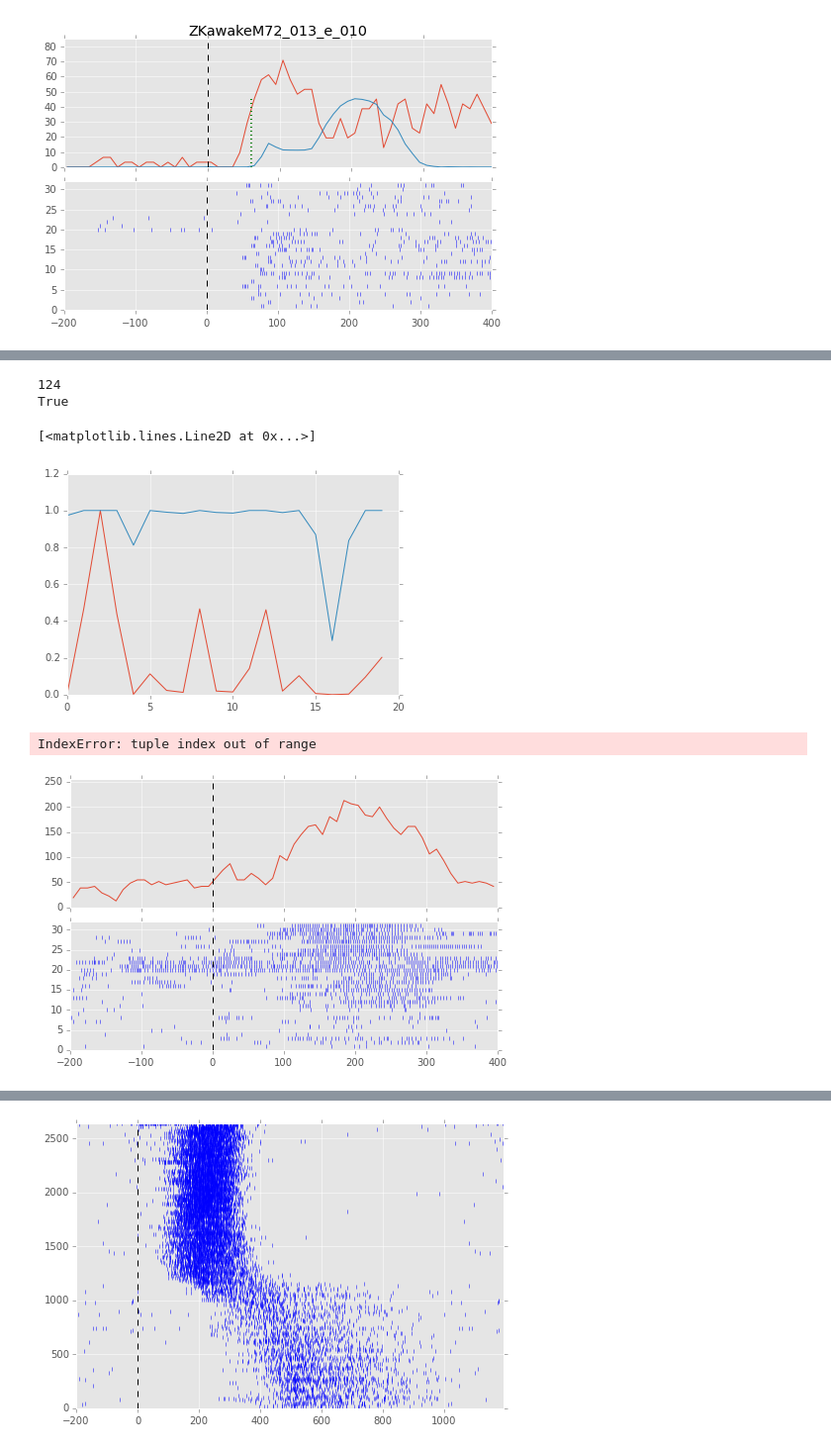
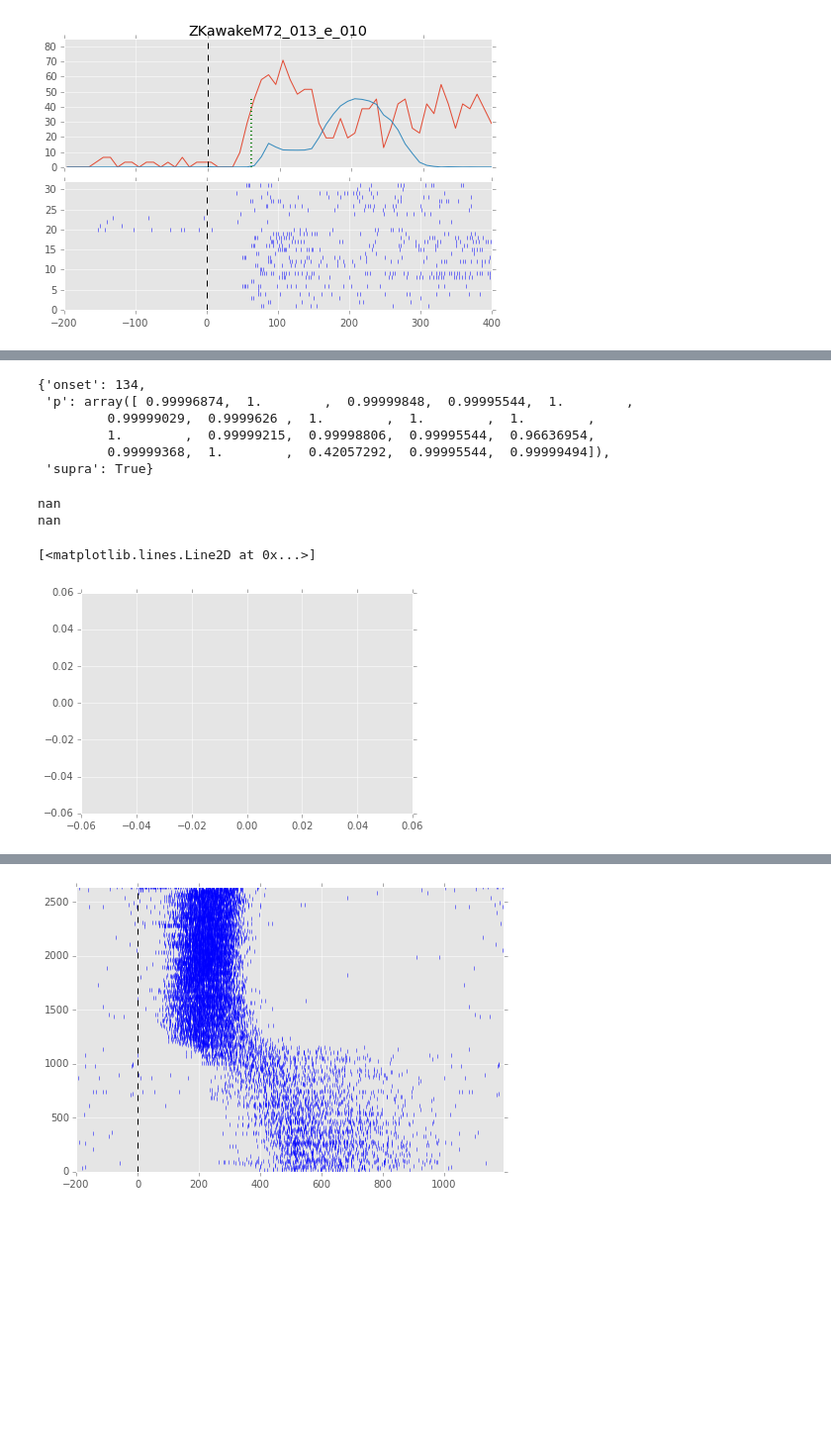
Before and after one commit to zekearneodo/ephys-tools, a Jupyter notebook: ephysScripts/latency.ipynb, the cells around one changed output, grey strips where cells are left out. Shown at 99% size. Cells and saved outputs as stored; diff of their text form; code cells hidden in the pictures; blank space fills up the shorter version.

Commit message:
latency blows up when warped

```diff
--- a/ephysScripts/latency.ipynb
+++ b/ephysScripts/latency.ipynb
@@ -43,11 +43,37 @@ all_records = dl.load_cells(cells_path)
 ## create a stimulus and initialize it (load its responses)
 high_2hydroxy = st.Odor(['2-hydroxyacetophenone','2hydroxyacetophenone'], 0.0051)
 st_1 = st.Stimulus(high_2hydroxy, records = all_records, tags = {'light':1} )
+
 #get the first response and plot it
-
 st_1.responses['ZKawakeM72_013_e_010'].get_response_onset(warped=False)
 rp = st_1.responses['ZKawakeM72_013_e_010'].plot(warped=False)
 
+#make all the odor stimuli
+tags = {'light':1}
+all_odors = {'2-hydroxy_high': st.Stimulus(st.Odor(['2-hydroxyacetophenone','2hydroxyacetophenone'], 0.0051),
+                                            records = all_records, tags=tags ),
+             '2-hydroxy_med': st.Stimulus(st.Odor(['2-hydroxyacetophenone','2hydroxyacetophenone'], 0.00051),
+                                            records = all_records, tags=tags ),
+             '2-hydroxy_low': st.Stimulus(st.Odor(['2-hydroxyacetophenone','2hydroxyacetophenone'], 0.000051),
+                                            records = all_records, tags=tags ),
+             'ethyl_tiglate': st.Stimulus(st.Odor(['ethyl_tiglate','ethyltiglate'], 1.3e-4),
+                                            records = all_records, tags=tags ),
+             'acetophenone': st.Stimulus(st.Odor(['acetophenone','acetoph'], 7.9e-4),
+                                            records = all_records, tags=tags ),
+             '4-methyl': st.Stimulus(st.Odor(['4-methylacetophenone','4methyl'], 1.8e-3),
+                                            records = all_records, tags=tags ),
+             'benzaldehyde': st.Stimulus(st.Odor(['benzaldehyde', 'benz'], 1.9e-4),
+                                            records = all_records, tags=tags ),
+             '2-4-dimethyl': st.Stimulus(st.Odor(['2-4-dimethylacetophenone', '24-dimethylacetophenone'], 5.8e-3),
+                                            records = all_records, tags=tags ),
+             'menthone_high': st.Stimulus(st.Odor(['menthone', 'mentone'], 1.6e-2),
+                                            records = all_records, tags=tags ),
+             'menthone_med': st.Stimulus(st.Odor(['menthone', 'mentone'], 1.6e-3),
+                                            records = all_records, tags=tags ),
+             'menthone_low': st.Stimulus(st.Odor(['menthone', 'mentone'], 1.6e-4),
+                                            records = all_records, tags=tags )
+             }
+
 #[r.plot(warped=True) for r in list(st_1.responses.values())]
 # %% [output]
 Computer: server
@@ -75,3 +176,12 @@ print a
+# %%
+r.response_onset
+# %% [output]
+{'onset': 134,
+ 'p': array([ 0.99996874,  1.        ,  0.99999848,  0.99995544,  1.        ,
+         0.99999029,  0.9999626 ,  1.        ,  1.        ,  1.        ,
+         1.        ,  0.99999215,  0.99998806,  0.99995544,  0.96636954,
+         0.99999368,  1.        ,  0.42057292,  0.99995544,  0.99999494]),
+ 'supra': True}
 # %%
 # initialize ipython "cluster" first.
 # this connects client to the cluster workers.
@@ -254,23 +364,17 @@ def find_detailed_onset(response, bin_size=10, precision=1, p_ks=0.005, p_bs=0.0
     return final_onset, is_supra, ps, baseline_boot, ks_p, ks_stat
 # %%
 rec_name = 'ZKawakeM72_013_e_011'
-r0=st_1.responses[rec_name]
+r0=all_odors['menthone_med'].responses[rec_name]
 bin_size = 10
-onset, is_supra, ps, baseline_boot, ks_p, ks_stat = rf.find_detailed_onset(r0, bin_size=bin_size, p_ks=0.01, p_bs=0.005, warped=True)
+onset, is_supra, ps, baseline_boot,
+ks_p, ks_stat, bl_value, onset_value = rf.find_detailed_onset(r0, bin_size=bin_size, p_ks=0.01, p_bs=0.005, warped=True)
 print onset
 print is_supra
 plt.figure()
 plt.plot(ps)
 plt.plot(ks_p)
 # %% [output]
-124
-True
+nan
+nan
 [<matplotlib.lines.Line2D at 0x...>]
-[figure, old version]
+[figure, new version]
-# %%
-warp = False
-r0.get_response_onset(warped=warp)
-r0.plot(warped=warp)
-# %% [output]
-IndexError: tuple index out of range
-[figure, removed]
```
Also changed, not shown: parts of 21 cells of this notebook, 3 other files.
